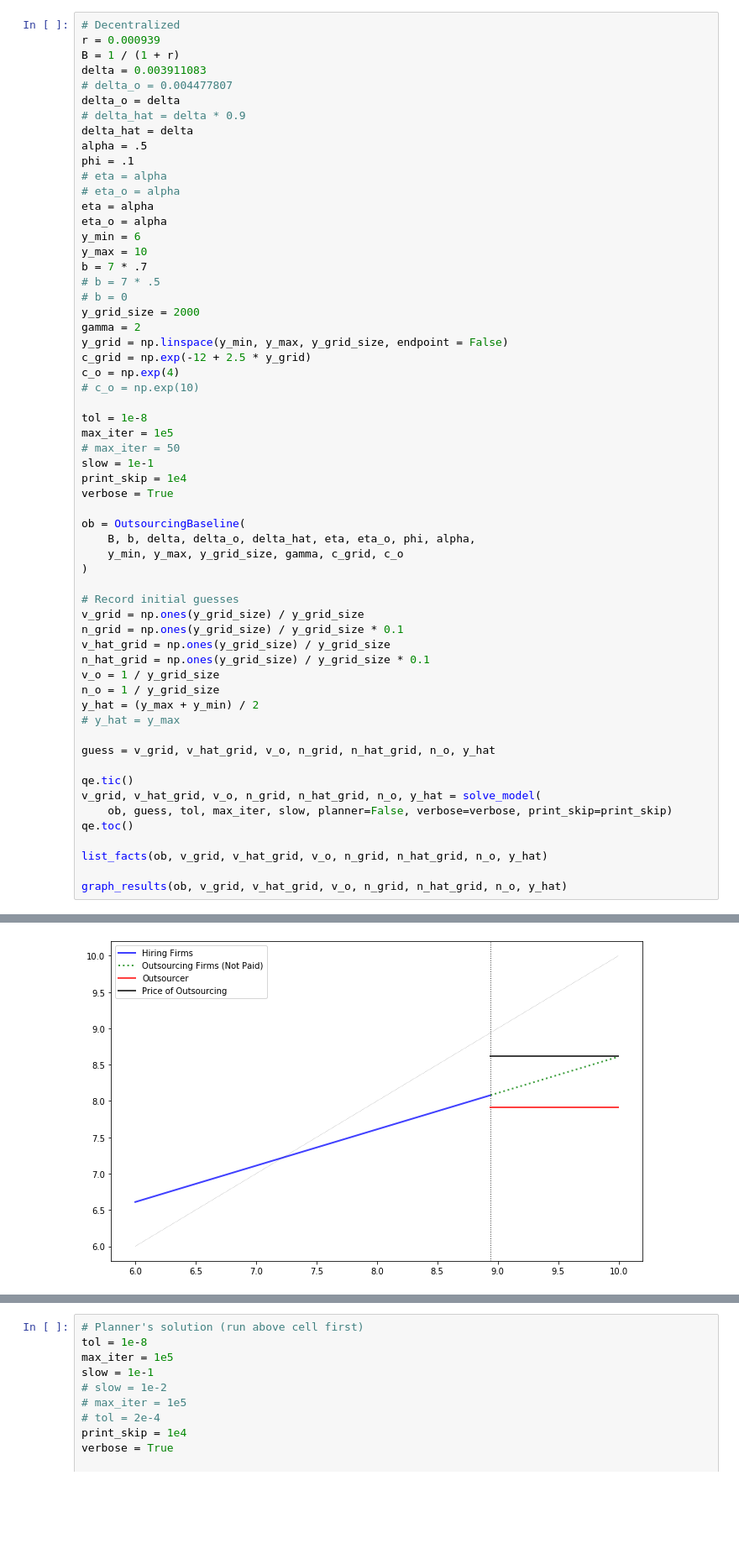
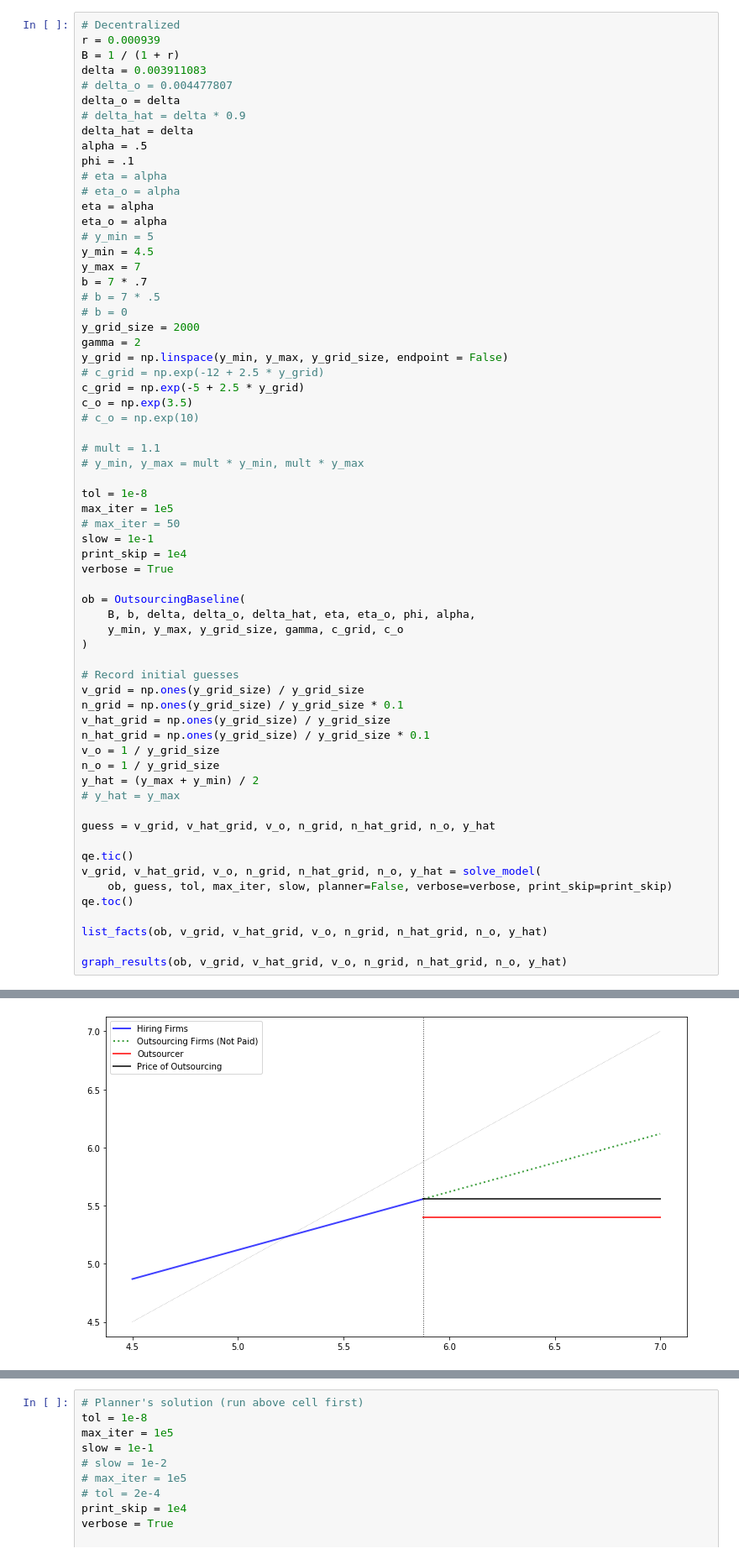
Before and after one commit to spspitze/Outsourcing, a Jupyter notebook: Python Code/Outsourcers.ipynb, the cells around one changed output, grey strips where cells are left out. Shown at 84% size. Cells and saved outputs as stored; diff of their text form; blank space fills up the shorter version.

```diff
--- a/Python Code/Outsourcers.ipynb
+++ b/Python Code/Outsourcers.ipynb
@@ -899,17 +911,22 @@ phi = .1
 # eta_o = alpha
 eta = alpha
 eta_o = alpha
-y_min = 6
-y_max = 10
+# y_min = 5
+y_min = 4.5
+y_max = 7
 b = 7 * .7
 # b = 7 * .5
 # b = 0
 y_grid_size = 2000
 gamma = 2
 y_grid = np.linspace(y_min, y_max, y_grid_size, endpoint = False)
-c_grid = np.exp(-12 + 2.5 * y_grid)
-c_o = np.exp(4)
+# c_grid = np.exp(-12 + 2.5 * y_grid)
+c_grid = np.exp(-5 + 2.5 * y_grid)
+c_o = np.exp(3.5)
 # c_o = np.exp(10)
+
+# mult = 1.1
+# y_min, y_max = mult * y_min, mult * y_max
 
 tol = 1e-8
 max_iter = 1e5
@@ -964 +981 @@ Outsourcing entry from code 0.0035; theory 0.0035
-[figure, old version]
+[figure, new version]
```
Also changed, not shown: parts of 4 cells of this notebook, 6 other files.
